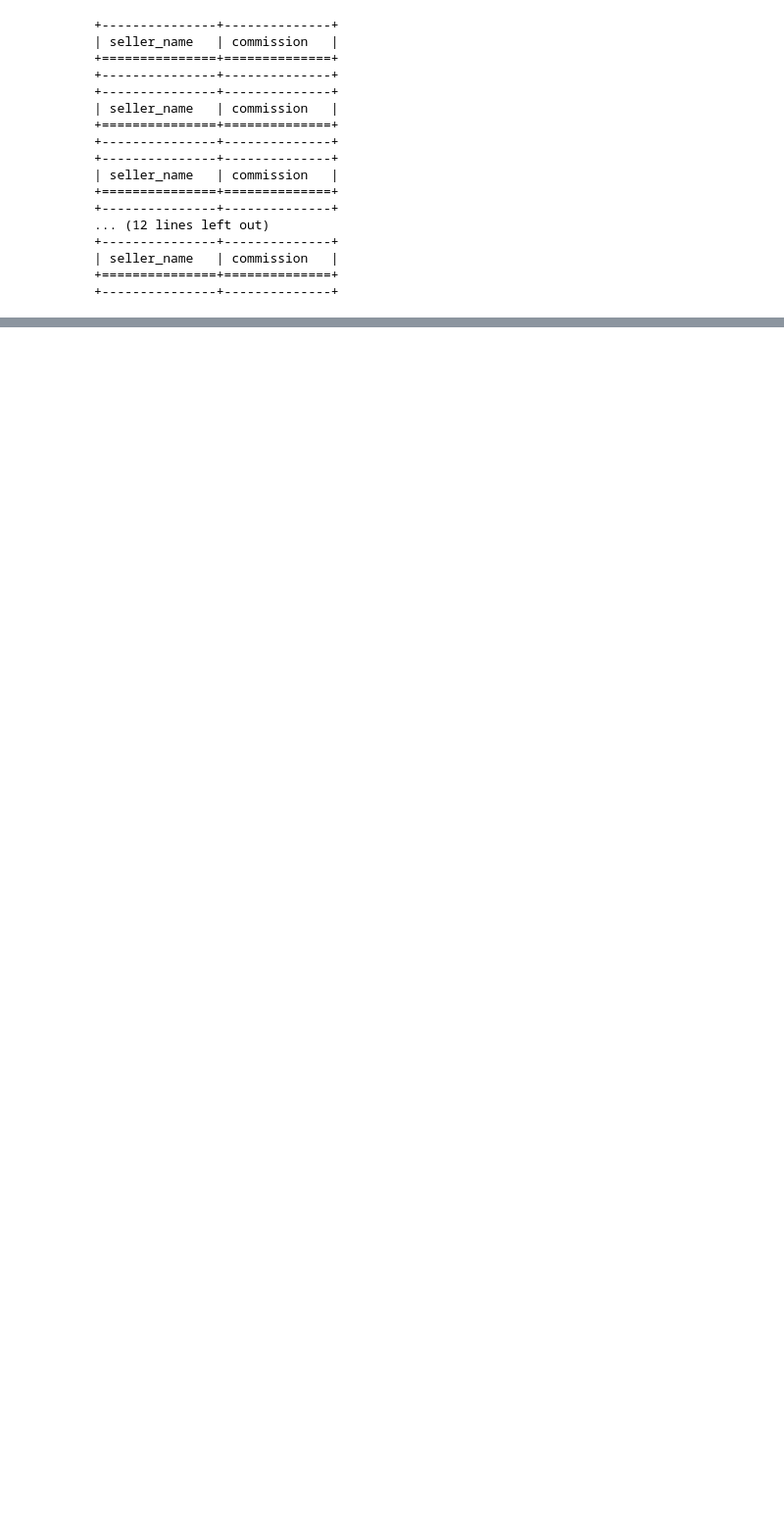
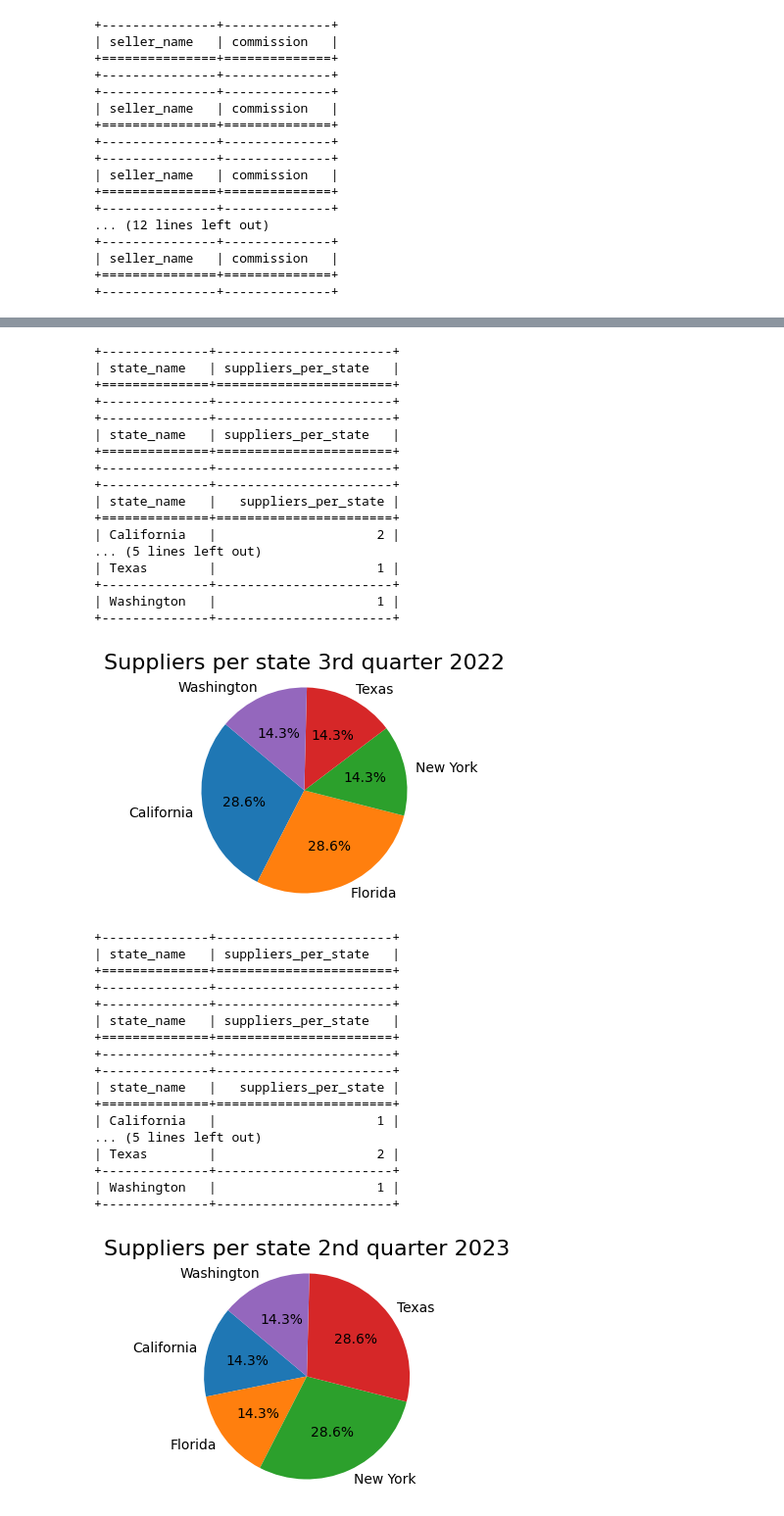
Before and after one commit to renemichelnunes/banco, a Jupyter notebook: questoes.ipynb, the cells around one changed output, grey strips where cells are left out. Shown at 98% size. Saved outputs shown, nothing was run; the diff lists cells and outputs as text; code cells hidden in the pictures; blank space fills up the shorter version.

```diff
--- a/questoes.ipynb
+++ b/questoes.ipynb
@@ -985,0 +1012,74 @@ except psycopg2.Error as e:
+# %%
+for year in range(2022, 2024):
+    for quarter_num in range(1, 5):
+        query = f"""
+        select distinct
+            st.state_name,
+            count(distinct si.supplier_id)
+        from
+            fato_sales_items si
+        inner join
+            dim_suppliers su on si.supplier_id = su.supplier_id
+        inner join
+            dim_date dt on si.date_id = dt.date_id
+        inner join
+            dim_states st on su.state_id = st.state_id
+        where
+            dt.year = {year} and dt.quarter = {quarter_num}
+        group by
+            st.state_name
+        order by
+            st.state_name
+        """
+        try:
+            cursor.execute(query)
+            rows = cursor.fetchall()
+            print(tabulate(rows, headers=['state_name', 'suppliers_per_state'], tablefmt='grid'))
+            state_name = [row[0] for row in rows]
+            suppliers_per_state = [row[1] for row in rows]
+
+            if(len(state_name) > 0):
+                plt.figure(figsize=(5, 3))
+                plt.pie(suppliers_per_state, labels=state_name, autopct='%1.1f%%', startangle=140)
+                plt.axis('equal')
+                plt.title("Suppliers per state " + quarter_name[quarter_num -1] + " quarter " +str(year), fontsize = 16)
+                plt.show()
+        except psycopg2.Error as e:
+            print("Erro - ", e)
+# %% [output]
++--------------+-----------------------+
+| state_name   | suppliers_per_state   |
++==============+=======================+
++--------------+-----------------------+
++--------------+-----------------------+
+| state_name   | suppliers_per_state   |
++==============+=======================+
++--------------+-----------------------+
++--------------+-----------------------+
+| state_name   |   suppliers_per_state |
++==============+=======================+
+| California   |                     2 |
+... (5 lines left out)
+| Texas        |                     1 |
++--------------+-----------------------+
+| Washington   |                     1 |
++--------------+-----------------------+
+[figure, added]
++--------------+-----------------------+
+| state_name   | suppliers_per_state   |
++==============+=======================+
++--------------+-----------------------+
++--------------+-----------------------+
+| state_name   | suppliers_per_state   |
++==============+=======================+
++--------------+-----------------------+
++--------------+-----------------------+
+| state_name   |   suppliers_per_state |
++==============+=======================+
+| California   |                     1 |
+... (5 lines left out)
+| Texas        |                     2 |
++--------------+-----------------------+
+| Washington   |                     1 |
++--------------+-----------------------+
+[figure, added]
```
Also changed, not shown: parts of 12 cells of this notebook.
